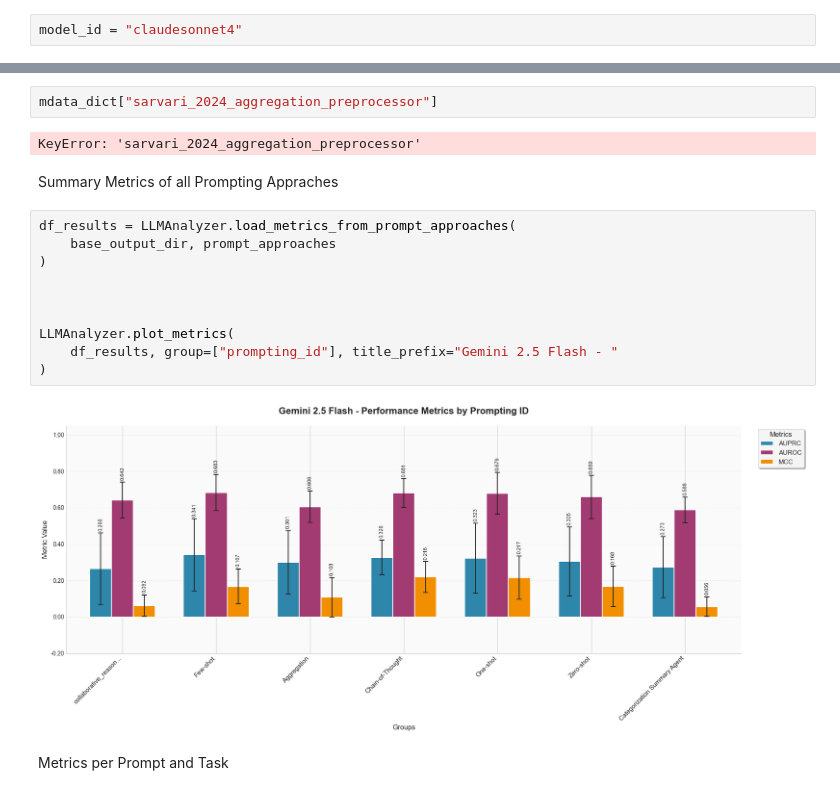
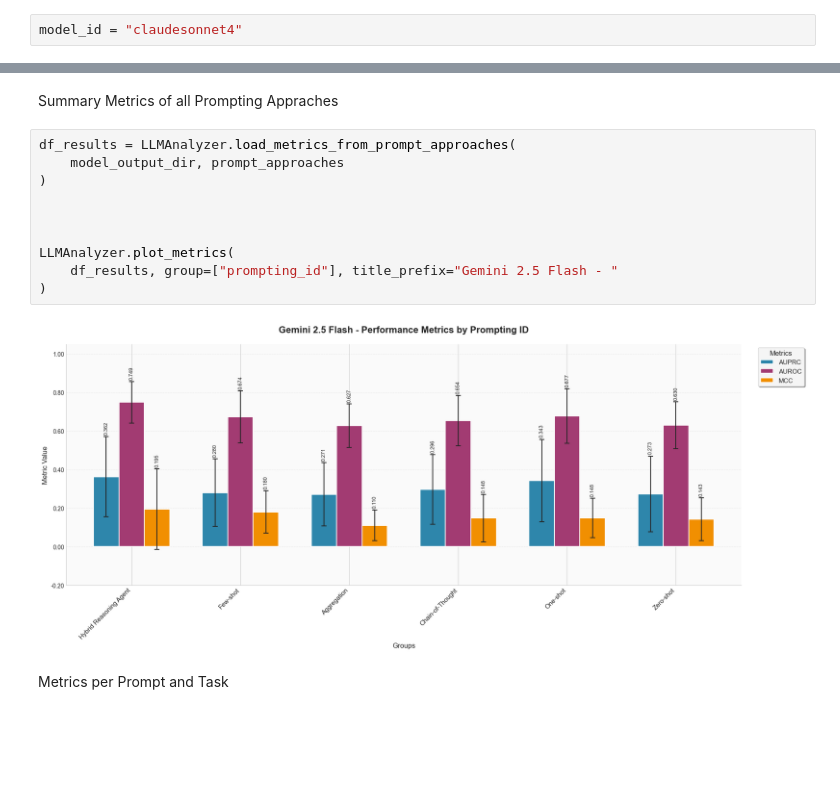
Before and after one commit to j4nberner/pulse, a Jupyter notebook: evaluation_notebooks/analyze_claude.ipynb, the cells around one changed output, grey strips where cells are left out. Drawn from its saved outputs; the diff is of its cells as text; blank space fills up the shorter version.

```diff
--- a/evaluation_notebooks/analyze_claude.ipynb
+++ b/evaluation_notebooks/analyze_claude.ipynb
@@ -138,21 +131,17 @@ Saved 9 result entries to C:\Users\janbe\Documents\GitHub Repos\pulse\output_to_
-# %%
-mdata_dict["sarvari_2024_aggregation_preprocessor"]
-# %% [output]
-KeyError: 'sarvari_2024_aggregation_preprocessor'
 # %% [markdown]
 Summary Metrics of all Prompting Appraches
 # %%
 df_results = LLMAnalyzer.load_metrics_from_prompt_approaches(
-    base_output_dir, prompt_approaches
+    model_output_dir, prompt_approaches
 )
 
 
 
 LLMAnalyzer.plot_metrics(
     df_results, group=["prompting_id"], title_prefix="Gemini 2.5 Flash - "
 )
 # %% [output]
-[figure, old version]
+[figure, new version]
 # %% [markdown]
 Metrics per Prompt and Task
 # %%
```
Also changed, not shown: parts of 9 cells of this notebook, 17 other files.
